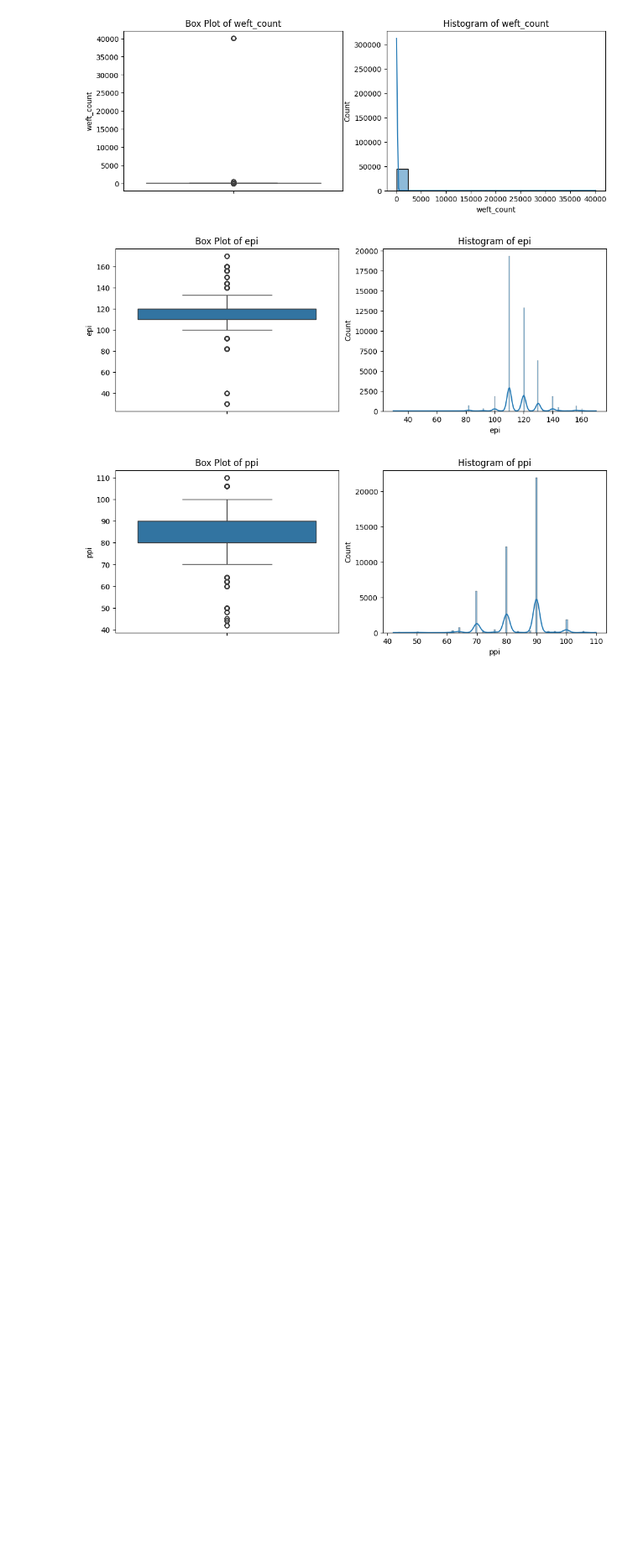
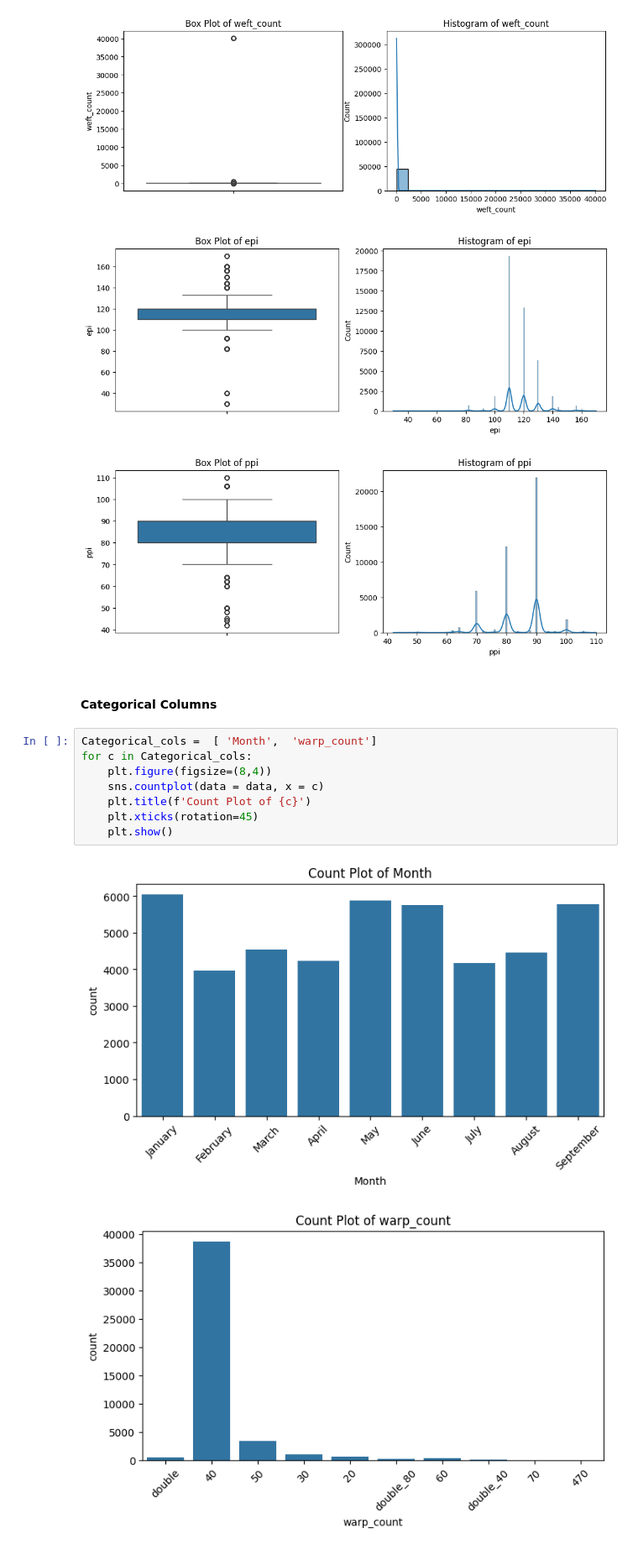
Before and after one commit to AmnaAli45/WasteWeave, a Jupyter notebook: model_training.ipynb, the cells around one changed output. Shown at 84% size. Saved outputs shown, nothing was run; the diff lists cells and outputs as text; blank space fills up the shorter version.

Commit message:
plotting of categorical column done

```diff
--- a/model_training.ipynb
+++ b/model_training.ipynb
@@ -158,3 +158,16 @@ for c in numerical_features:
 [figure]
 [figure]
 [figure]
+# %% [markdown]
+#### Categorical Columns
+# %%
+Categorical_cols =  [ 'Month',  'warp_count']
+for c in Categorical_cols:
+    plt.figure(figsize=(8,4))
+    sns.countplot(data = data, x = c)
+    plt.title(f'Count Plot of {c}')
+    plt.xticks(rotation=45)
+    plt.show()
+# %% [output]
+[figure, added]
+[figure, added]
```
